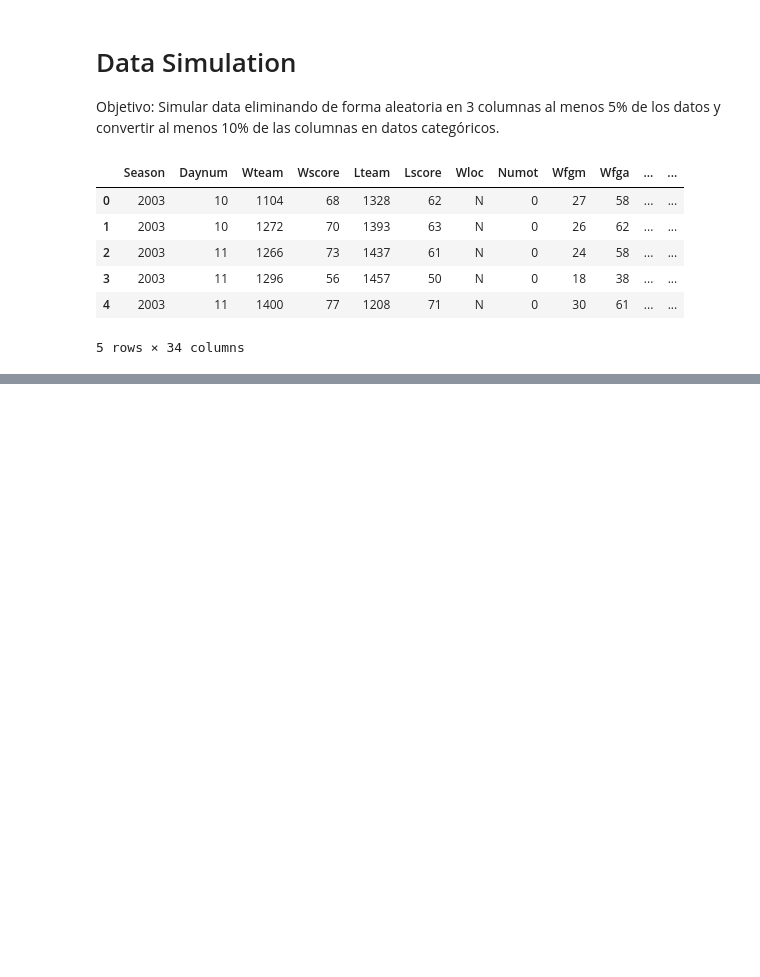
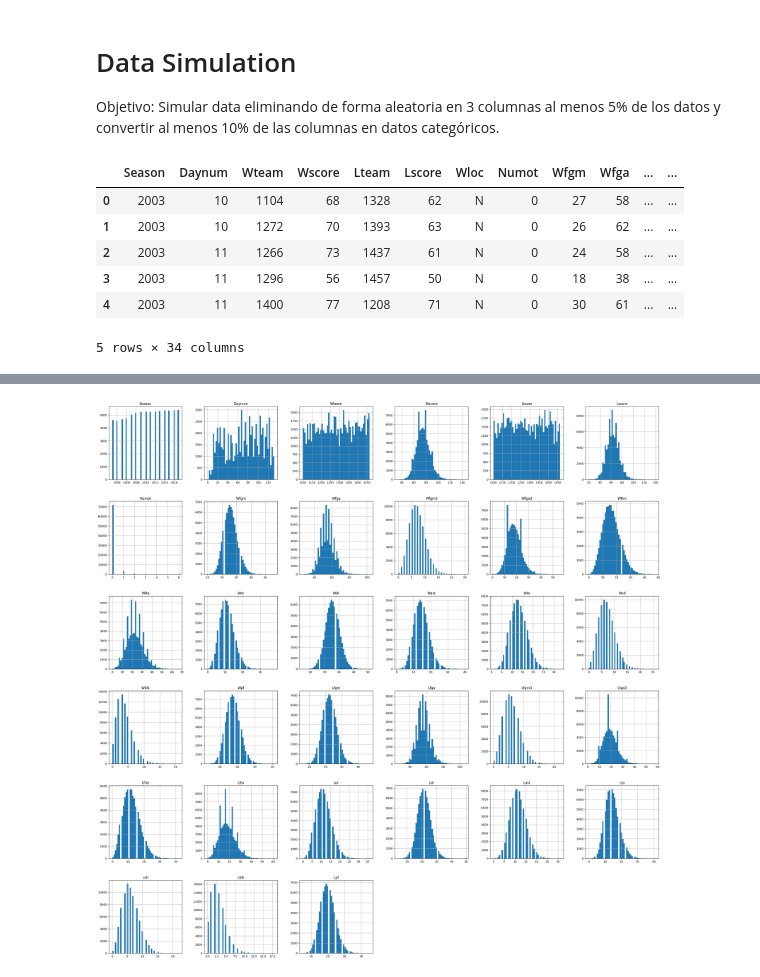
Before and after one commit to orimejia/Proyecto-AI, a Jupyter notebook: 01 Data Simulation.ipynb, the cells around one changed output, grey strips where cells are left out. Drawn from its saved outputs; the diff is of its cells as text; code cells hidden in the pictures; blank space fills up the shorter version.

```diff
--- a/01 Data Simulation.ipynb
+++ b/01 Data Simulation.ipynb
@@ -10,5 +11,5 @@ import pandas as pd
 # %%
-url = 'https://raw.githubusercontent.com/andresramirez31/ProyectoIA/main/RegularSeasonDetailedResults.csv'
+url = 'https://raw.githubusercontent.com/orimejia/Proyecto-AI/main/RegularSeasonDetailedResults.csv'
 a = pd.read_csv(url)
 a.head()
 # %% [output]
@@ -271,0 +82,5 @@ b["Ldr"].fillna(b["Ldr"].mean(), inplace=True)
+# %%
+df.hist(figsize = (35,35), bins = 50)
+plt.show()
+# %% [output]
+[figure, added]
```
Also changed, not shown: parts of 50 cells of this notebook.
